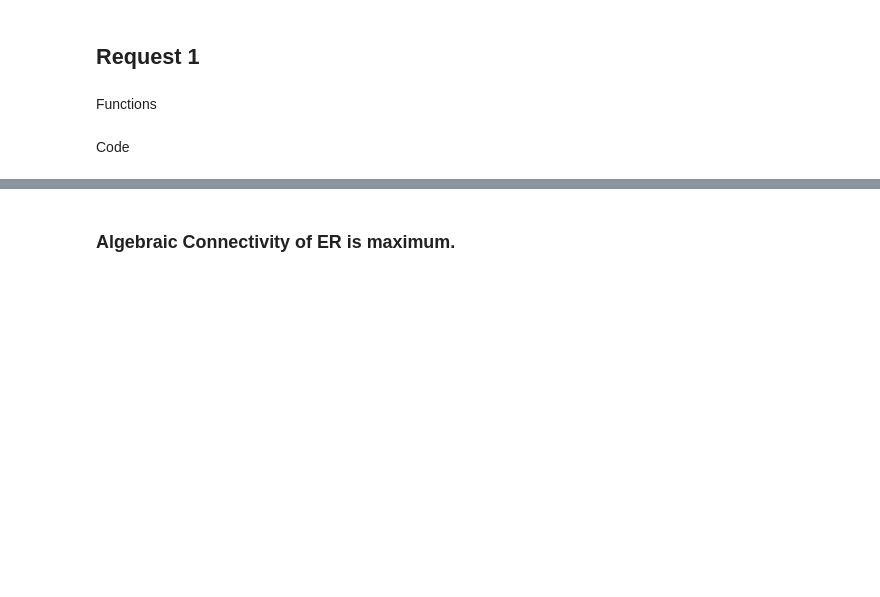
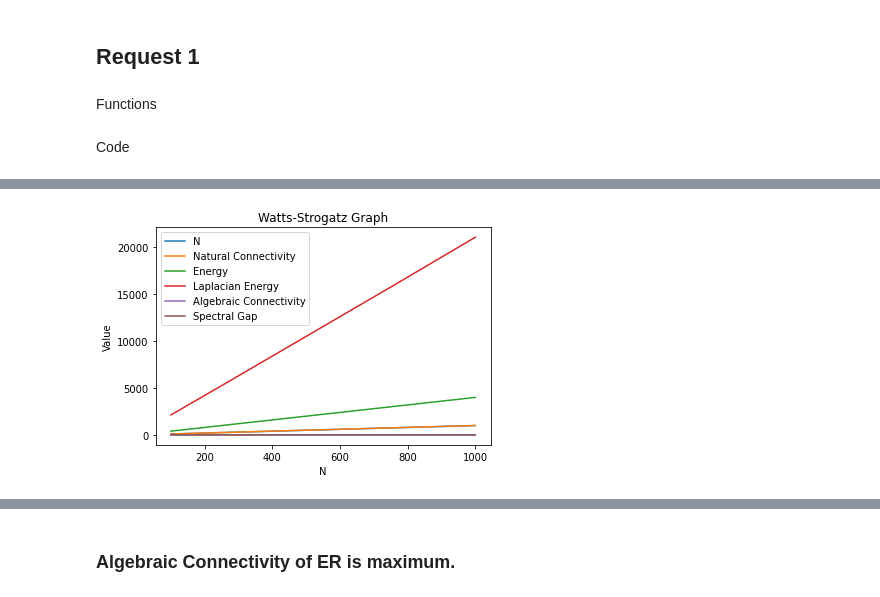
Before and after one commit to ngnma/Simulation-Project, a Jupyter notebook: sim_project.ipynb, the cells around one changed output, grey strips where cells are left out. Saved outputs shown, nothing was run; the diff lists cells and outputs as text; code cells hidden in the pictures; blank space fills up the shorter version.

```diff
--- a/sim_project.ipynb
+++ b/sim_project.ipynb
@@ -173,11 +55,0 @@ len(er_graph.edges), len(sf_graph.edges), len(ws_graph.edges)
-# %%
-n = 100
-p = 0.04  # Probability of edge existence
-er_graph = nx.erdos_renyi_graph(n, p)
-
-m0 = 2  # Initial number of nodes
-sf_graph = nx.barabasi_albert_graph(n, m0)
-
-p_rewire = 0.3  # Probability of rewiring
-ws_graph = nx.watts_strogatz_graph(n, 4, p_rewire)
-len(er_graph.edges), len(sf_graph.edges), len(ws_graph.edges)
@@ -256,0 +56,30 @@ plt.show()
+# %%
+graph_params = [(1000, 0.004), (750, 0.004), (500, 0.008), (250, 0.017), (100, 0.004)]
+metrics_er = pd.DataFrame(columns=['N','Natural Connectivity', 'Energy', 'Laplacian Energy', 'Algebraic Connectivity', 'Spectral Gap'])
+metrics_sf = pd.DataFrame(columns=['N','Natural Connectivity', 'Energy', 'Laplacian Energy', 'Algebraic Connectivity', 'Spectral Gap'])
+metrics_ws = pd.DataFrame(columns=['N','Natural Connectivity', 'Energy', 'Laplacian Energy', 'Algebraic Connectivity', 'Spectral Gap'])
+for n, p in graph_params:
+    graph = nx.erdos_renyi_graph(n, p)
+    metrics = calculate_metrics(graph,n)
+    metrics_er = pd.concat([metrics_er, pd.DataFrame([metrics], columns=metrics_er.columns)], ignore_index=True)
+
+
+    graph = nx.barabasi_albert_graph(n, 2)
+    metrics = calculate_metrics(graph,n)
+    metrics_sf = pd.concat([metrics_sf, pd.DataFrame([metrics], columns=metrics_sf.columns)], ignore_index=True)
+
+
+    graph = nx.watts_strogatz_graph(n, 4, 0.3)
+    metrics = calculate_metrics(graph,n)
+    metrics_ws = pd.concat([metrics_ws, pd.DataFrame([metrics], columns=metrics_ws.columns)], ignore_index=True)
+# %%
+for col in metrics_ws.columns:
+    plt.plot(metrics_ws['N'], metrics_ws[col], label=col)
+
+plt.xlabel('N')
+plt.ylabel('Value')
+plt.title('Watts-Strogatz Graph')
+plt.legend()
+plt.show()
+# %% [output]
+[figure, added]
```
Also changed, not shown: parts of 13 cells of this notebook, 7 other files.
